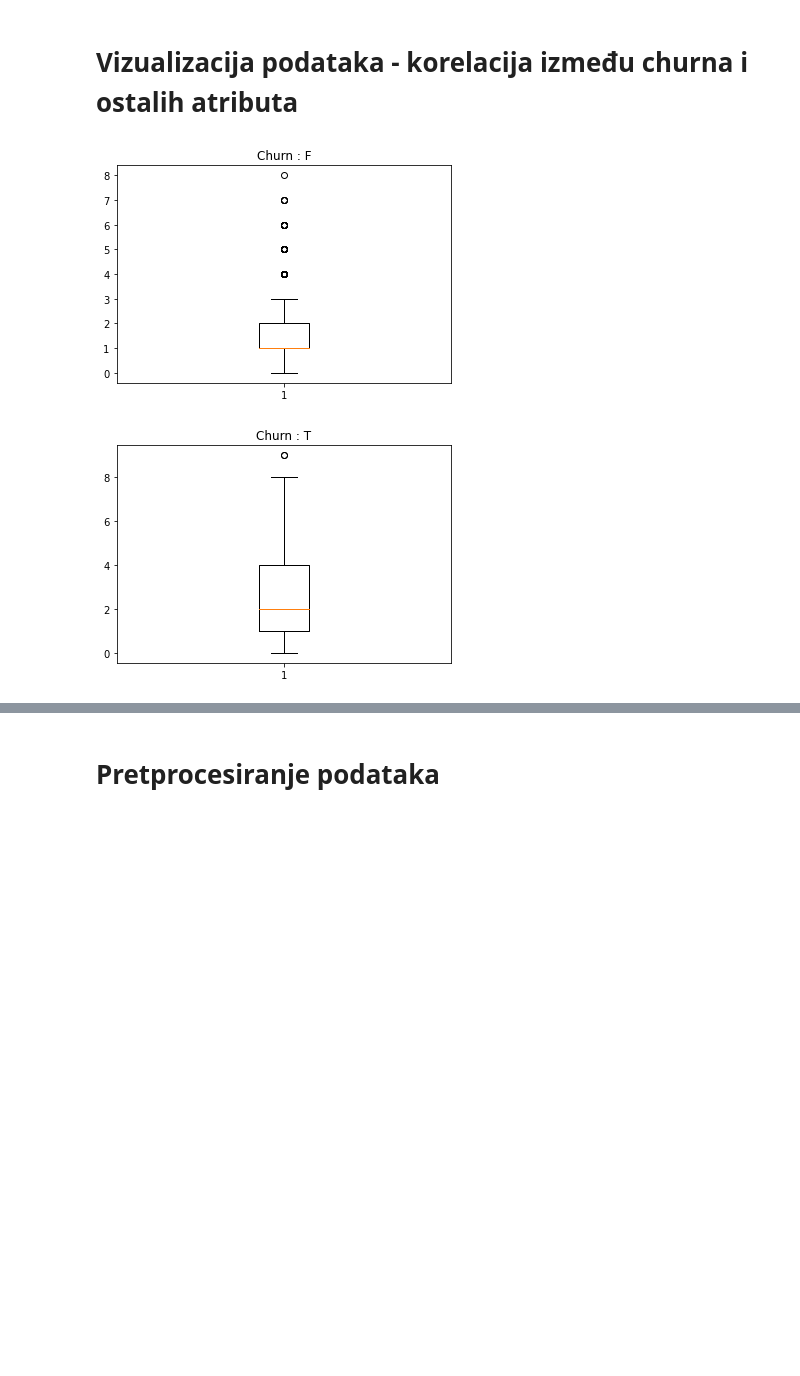
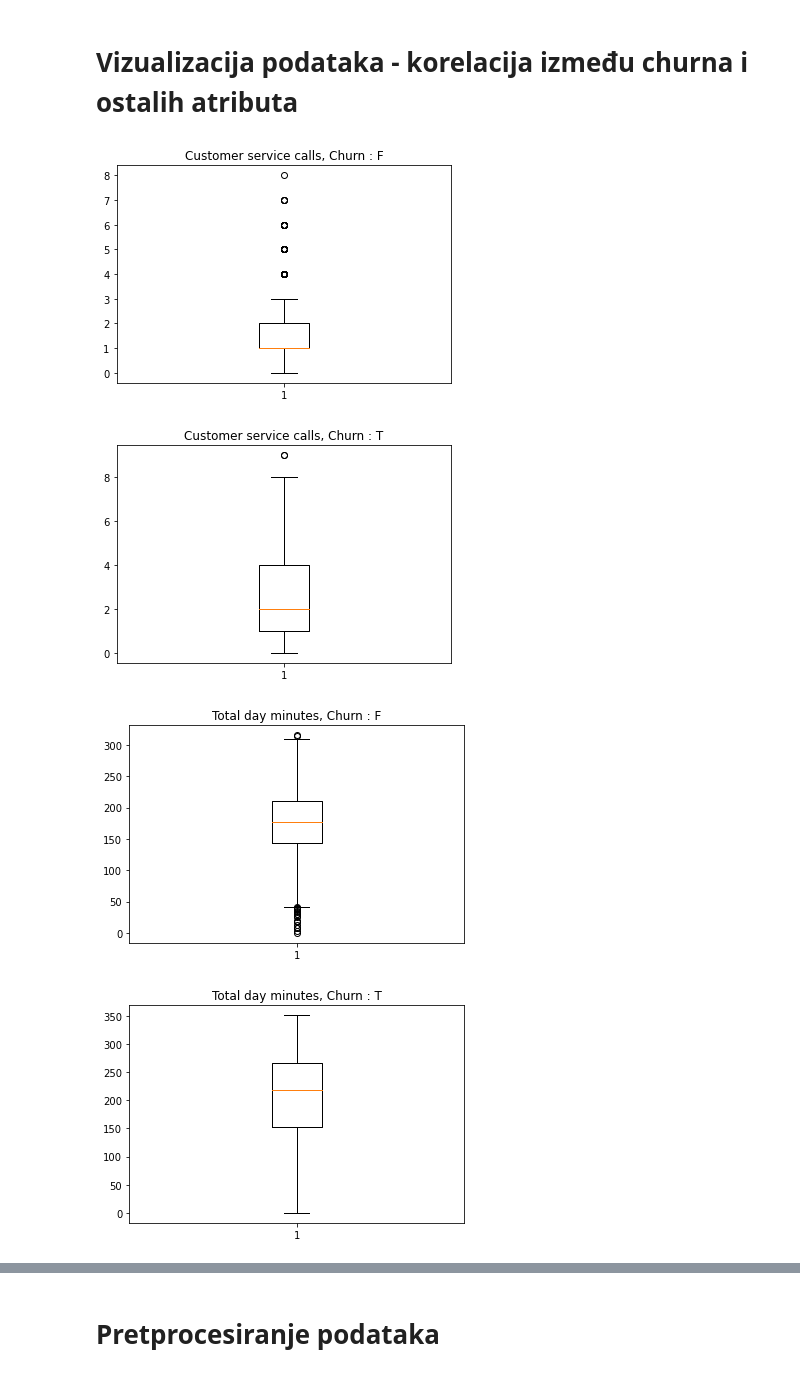
Before and after one commit to dmustac/UZOP-projekt, a Jupyter notebook: Replikacija.ipynb, the cells around one changed output, grey strips where cells are left out. Drawn from its saved outputs; the diff is of its cells as text; code cells hidden in the pictures; blank space fills up the shorter version.

```diff
--- a/Replikacija.ipynb
+++ b/Replikacija.ipynb
@@ -103,16 +117,23 @@ X_small.describe()
 # %% [markdown]
 # Vizualizacija podataka - korelacija između churna i ostalih atributa
 # %%
-domena=[x for x in range(3333)]
 groups = X_small.groupby('churn')
 a=0
 for name, group in groups:
     fig1, ax1 = plt.subplots()
-    ax1.set_title('Churn : '+str(name))
+    ax1.set_title('Customer service calls, Churn : '+str(name))
     ax1.boxplot(group.customer_service_calls)
-    #print('Churn : '+str(name))
-    #print(group.customer_service_calls.describe())
-    #print("_____________________________________________")
+for name, group in groups:
+    fig2, ax2 = plt.subplots()
+    ax2.set_title('Total day minutes, Churn : '+str(name))
+    ax2.boxplot(group.total_day_minutes)
+
+for name, group in groups:
+    fig2, ax2 = plt.subplots()
+    ax2.set_title('Total day charge, Churn : '+str(name))
+    ax2.boxplot(group.total_day_charge)
 # %% [output]
-[figure, old version]
+[figure, new version]
-[figure, old version]
+[figure, new version]
+[figure, added]
+[figure, added]
```
Also changed, not shown: parts of 69 cells of this notebook.
